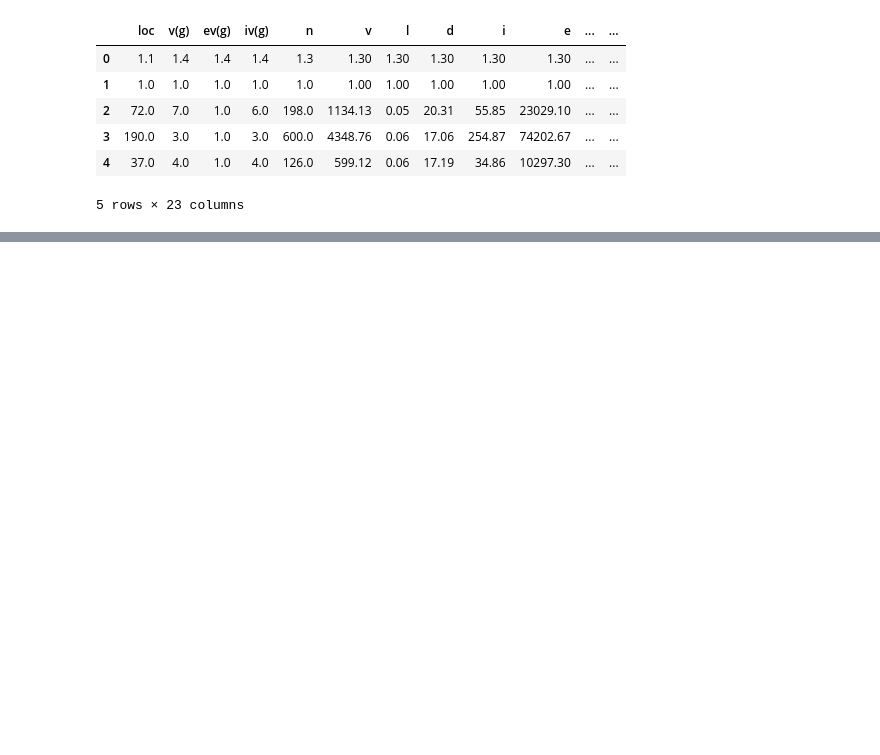
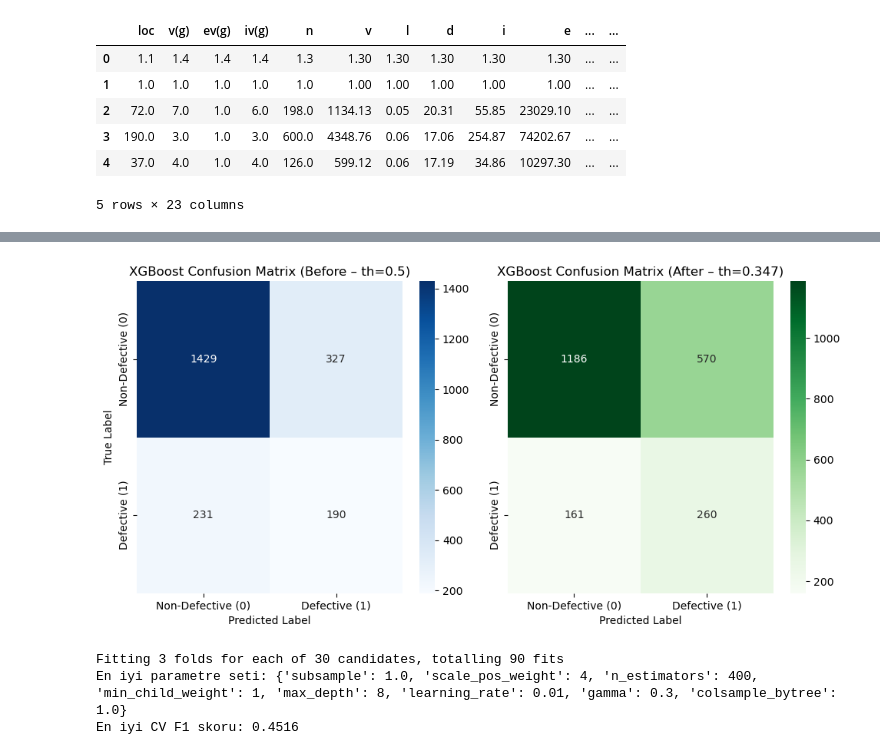
Before and after one commit to PELIN-ERMISKET/Nasa-JM1-defect-prediction-project, a Jupyter notebook: Software Defect Prediction ML.ipynb, the cells around one changed output, grey strips where cells are left out. Saved outputs shown, nothing was run; the diff lists cells and outputs as text; code cells hidden in the pictures; blank space fills up the shorter version.

```diff
--- a/Software Defect Prediction ML.ipynb
+++ b/Software Defect Prediction ML.ipynb
@@ -12,0 +270,73 @@ df.head()
+# %%
+import matplotlib.pyplot as plt
+import seaborn as sns
+from sklearn.metrics import confusion_matrix
+
+cm_before = np.array([[1429, 327],
+                      [231, 190]])
+
+cm_after = np.array([[1186, 570],
+                     [161, 260]])
+
+labels = ['Non-Defective (0)', 'Defective (1)']
+
+fig, axes = plt.subplots(1, 2, figsize=(10, 5))
+
+sns.heatmap(cm_before, annot=True, fmt='d', cmap='Blues',
+            xticklabels=labels, yticklabels=labels, ax=axes[0])
+axes[0].set_title('XGBoost Confusion Matrix (Before – th=0.5)')
+axes[0].set_xlabel('Predicted Label')
+axes[0].set_ylabel('True Label')
+
+sns.heatmap(cm_after, annot=True, fmt='d', cmap='Greens',
+            xticklabels=labels, yticklabels=labels, ax=axes[1])
+axes[1].set_title('XGBoost Confusion Matrix (After – th=0.347)')
+axes[1].set_xlabel('Predicted Label')
+axes[1].set_ylabel('')
+
+plt.tight_layout()
+plt.show()
+# %% [output]
+[figure, added]
+# %%
+from sklearn.model_selection import RandomizedSearchCV
+from xgboost import XGBClassifier
+
+xgb_base = XGBClassifier(
+    objective='binary:logistic',
+    eval_metric='logloss',
+    random_state=42,
+    n_jobs=-1
+)
+
+param_dist = {
+    'n_estimators': [200, 400, 600, 800],
+    'max_depth': [3, 4, 5, 6, 8],
+    'learning_rate': [0.01, 0.05, 0.1, 0.2],
+    'subsample': [0.6, 0.8, 1.0],
+    'colsample_bytree': [0.6, 0.8, 1.0],
+    'min_child_weight': [1, 3, 5, 7],
+    'gamma': [0, 0.1, 0.3, 0.5],
+    'scale_pos_weight': [2, 3, 4, 5]
+}
+
+# Randomized Search
+random_search = RandomizedSearchCV(
+    estimator=xgb_base,
+    param_distributions=param_dist,
+    scoring='f1',     # Target metric
+    n_iter=30,        # 30 combination
+    cv=3,             # 3 fold cross validation
+    verbose=2,
+    random_state=42,
+    n_jobs=-1
+)
+
+random_search.fit(X_train, y_train)
+
+print("En iyi parametre seti:", random_search.best_params_)
+print("En iyi CV F1 skoru:", round(random_search.best_score_, 4))
+# %% [output]
+Fitting 3 folds for each of 30 candidates, totalling 90 fits
+En iyi parametre seti: {'subsample': 1.0, 'scale_pos_weight': 4, 'n_estimators': 400, 'min_child_weight': 1, 'max_depth': 8, 'learning_rate': 0.01, 'gamma': 0.3, 'colsample_bytree': 1.0}
+En iyi CV F1 skoru: 0.4516
```
Also changed, not shown: parts of 22 cells of this notebook.
